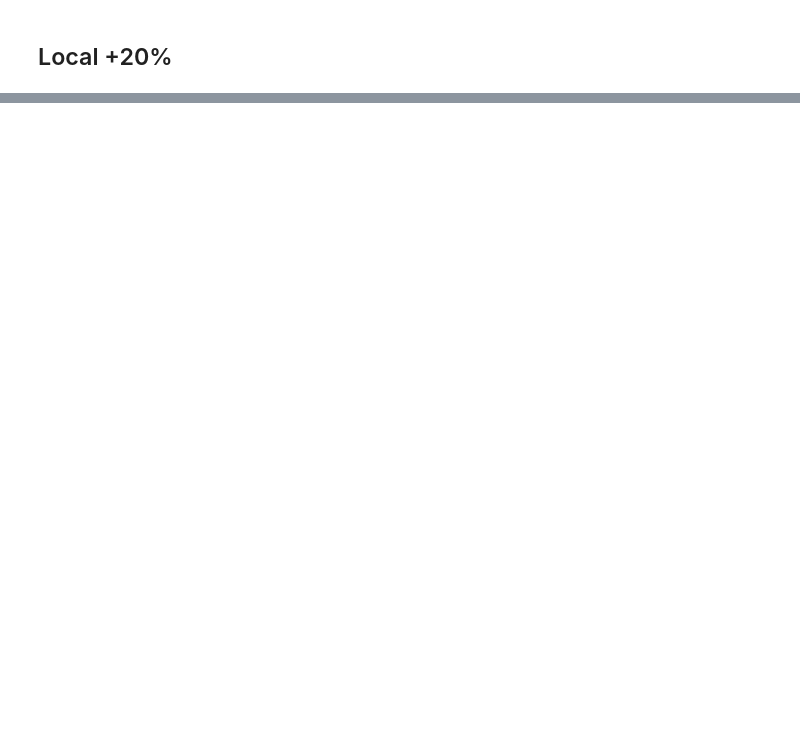
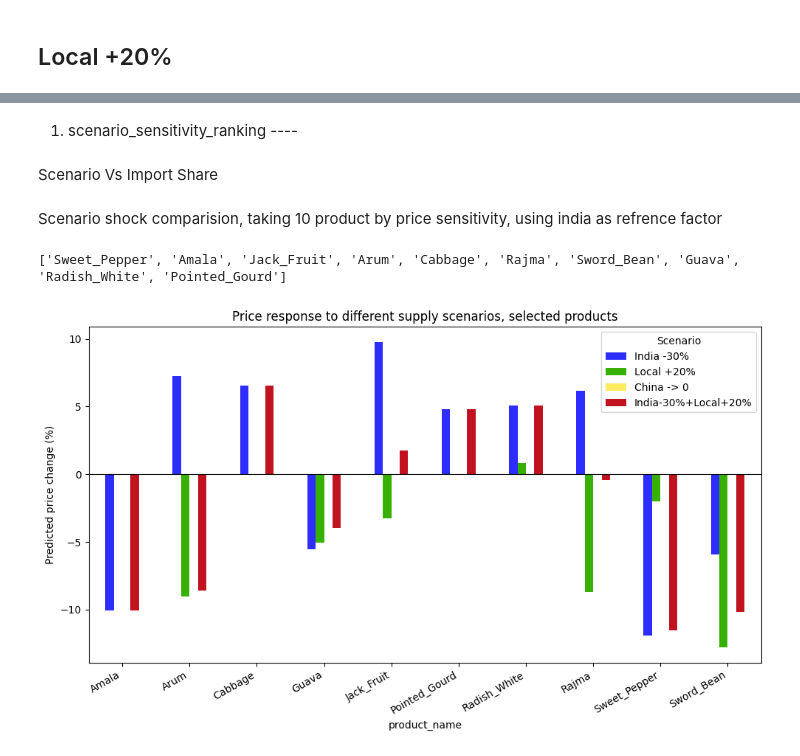
Before and after one commit to kamalpokhara/apioloooo, a Jupyter notebook: src/004scenario_test.ipynb, the cells around one changed output, grey strips where cells are left out. Saved outputs shown, nothing was run; the diff lists cells and outputs as text; code cells hidden in the pictures; blank space fills up the shorter version.

```diff
--- a/src/004scenario_test.ipynb
+++ b/src/004scenario_test.ipynb
@@ -119,0 +164,14 @@ print(results_india[results_india['status']=='ok'].sort_values('price_delta_pct'
+# %%
+results_combined, summary_combined = run_scenario_report(
+    d, {'india': 0.7, 'local': 1.2}, products=None,
+    price_booster=booster, feature_cols=feature_cols, cat_cols=cat_cols,
+    product_vol_stats=product_vol_stats, scaling_ref=scaling_ref,
+    src_cols=src_cols, imp_cols=imp_cols
+)
+print(summary_combined)
+
+ok_combined = results_combined[results_combined['status']=='ok'].copy()
+print(ok_combined.sort_values('price_delta_pct').head(5)[['product_name','price_delta_pct']])
+print(ok_combined.sort_values('price_delta_pct', ascending=False).head(5)[['product_name','price_delta_pct']])
+
+# results_combined.to_csv('../outputs/scenario_india_minus30_local_plus20.csv', index=False)
@@ -119,0 +192,2 @@ print(results_india[results_india['status']=='ok'].sort_values('price_delta_pct'
+# %% [markdown]
+ 1. scenario_sensitivity_ranking ----
@@ -119,0 +215,2 @@ print(results_india[results_india['status']=='ok'].sort_values('price_delta_pct'
+# %% [markdown]
+Scenario Vs Import Share
@@ -119,0 +239,35 @@ print(results_india[results_india['status']=='ok'].sort_values('price_delta_pct'
+# %% [markdown]
+Scenario shock comparision, taking 10 product by price sensitivity, using india as refrence factor
+# %%
+
+# pick top 10 products by absolute price sensitivity, using India as the reference scenario
+ok_india = results_india[results_india['status']=='ok'].copy()
+top10 = ok_india.reindex(ok_india['price_delta_pct'].abs().sort_values(ascending=False).index).head(10)
+products_to_show = top10['product_name'].tolist()
+print(products_to_show)
+# products_to_show = ['Orange_Sweet', 'Apple', 'Pear', 'Jack_Fruit', 'Sweet_Pepper']
+
+def get_deltas(df, products):
+    ok = df[df['status']=='ok']
+    return ok[ok['product_name'].isin(products)].set_index('product_name')['price_delta_pct']
+
+comparison = pd.DataFrame({
+    'India -30%': get_deltas(results_india, products_to_show),
+    'Local +20%': get_deltas(results_local, products_to_show),
+    'China -> 0': get_deltas(results_china, products_to_show),
+    'India-30%+Local+20%': get_deltas(results_combined, products_to_show),
+})
+
+fig, ax = plt.subplots(figsize=(10,6))
+comparison.plot(kind='bar', ax=ax, color=["#2d2dff","#38b000","#fdeb61",'#c1121f'])
+ax.axhline(0, color='black', linewidth=0.8)
+ax.set_ylabel('Predicted price change (%)')
+ax.set_title('Price response to different supply scenarios, selected products')
+ax.legend(title='Scenario')
+plt.xticks(rotation=30, ha='right')
+plt.tight_layout()
+plt.savefig('../outputs/images/scenario_shock_comparison_of_10_products.png', dpi=150)
+plt.show()
+# %% [output]
+['Sweet_Pepper', 'Amala', 'Jack_Fruit', 'Arum', 'Cabbage', 'Rajma', 'Sword_Bean', 'Guava', 'Radish_White', 'Pointed_Gourd']
+[figure, added]
```
Also changed, not shown: parts of 19 cells of this notebook, 30 other files.
